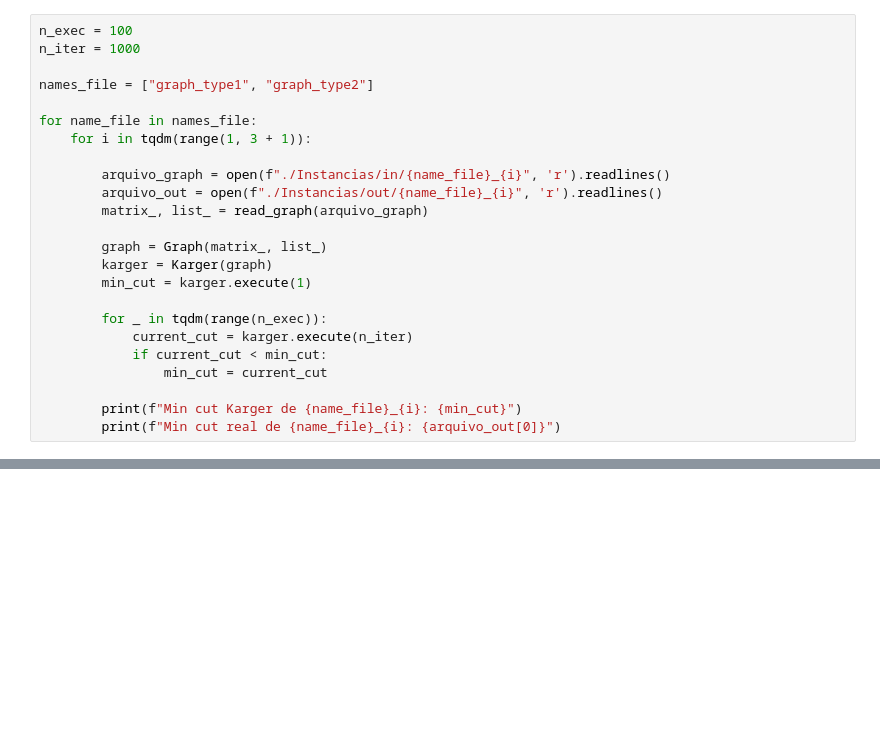
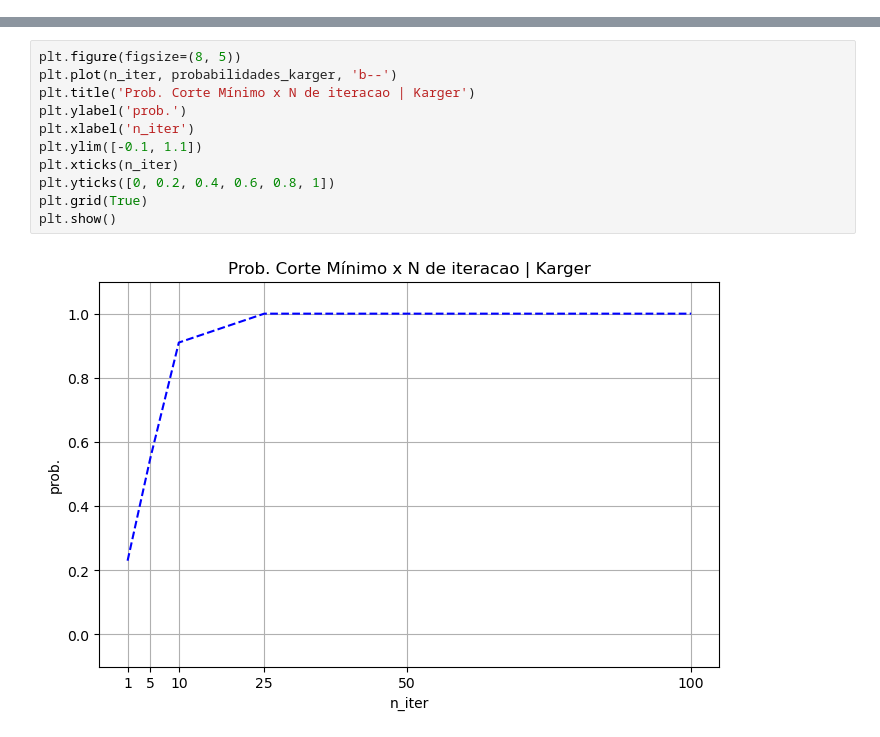
Before and after one commit to Guilherme-iram/Teoria-dos-Grafos-Aplicada, a Jupyter notebook: Karger_algoritmo/karger.ipynb, the cells around one changed output, grey strips where cells are left out. Cells and saved outputs as stored; diff of their text form; blank space fills up the shorter version.

Commit message:
karger, naive cut e analise empirica

```diff
--- a/Karger_algoritmo/karger.ipynb
+++ b/Karger_algoritmo/karger.ipynb
@@ -106,24 +75,0 @@ plt.show()
-# %%
-n_exec = 100
-n_iter = 1000
-
-names_file = ["graph_type1", "graph_type2"]
-
-for name_file in names_file:
-    for i in tqdm(range(1, 3 + 1)):
-
-        arquivo_graph = open(f"./Instancias/in/{name_file}_{i}", 'r').readlines()
-        arquivo_out = open(f"./Instancias/out/{name_file}_{i}", 'r').readlines()
-        matrix_, list_ = read_graph(arquivo_graph)
-
-        graph = Graph(matrix_, list_)
-        karger = Karger(graph)
-        min_cut = karger.execute(1)
-
-        for _ in tqdm(range(n_exec)):
-            current_cut = karger.execute(n_iter)
-            if current_cut < min_cut:
-                min_cut = current_cut
-
-        print(f"Min cut Karger de {name_file}_{i}: {min_cut}")
-        print(f"Min cut real de {name_file}_{i}: {arquivo_out[0]}")
@@ -142,0 +161,13 @@ Min cut real de graph_type2_3: 9
+# %%
+plt.figure(figsize=(8, 5))
+plt.plot(n_iter, probabilidades_karger, 'b--')
+plt.title('Prob. Corte Mínimo x N de iteracao | Karger')
+plt.ylabel('prob.')
+plt.xlabel('n_iter')
+plt.ylim([-0.1, 1.1])
+plt.xticks(n_iter)
+plt.yticks([0, 0.2, 0.4, 0.6, 0.8, 1])
+plt.grid(True)
+plt.show()
+# %% [output]
+[figure, added]
```
Also changed, not shown: parts of 13 cells of this notebook, 1 other file.
